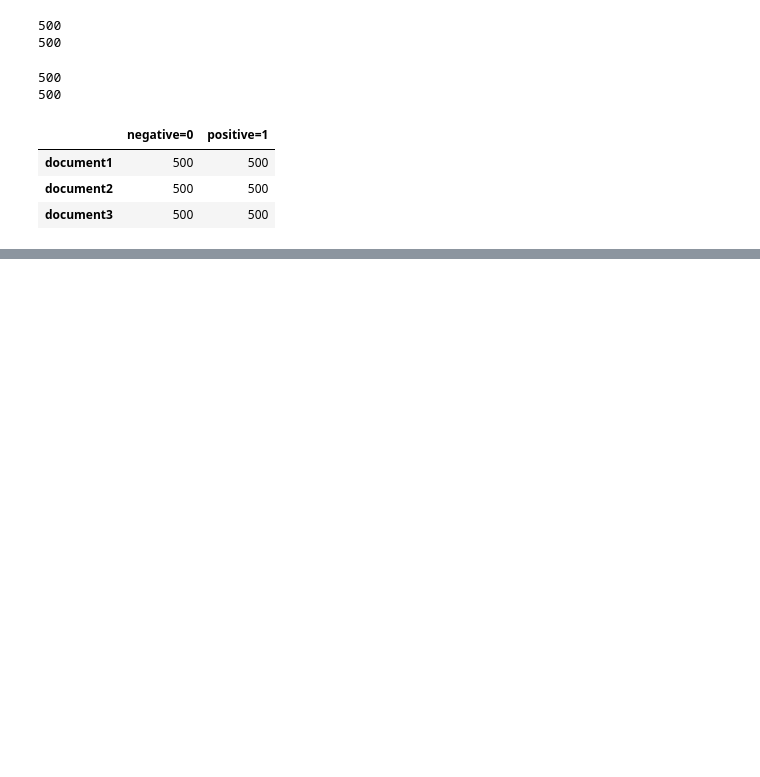
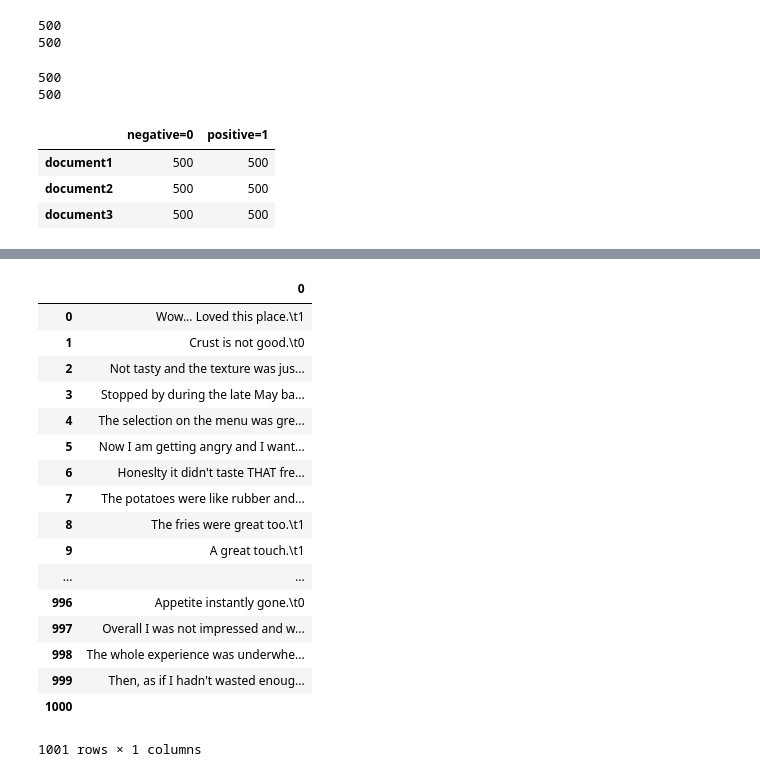
Before and after one commit to gloria013/data_mining_hw_1, a Jupyter notebook: hw_1.ipynb, the cells around one changed output, grey strips where cells are left out. Cells and saved outputs as stored; diff of their text form; code cells hidden in the pictures; blank space fills up the shorter version.

```diff
--- a/hw_1.ipynb
+++ b/hw_1.ipynb
@@ -127,0 +150,22 @@ print(y1.most_common(50))
+# %%
+df2=pd.DataFrame(a3)
+df2
+# %% [output]
+|  | 0 |
+| 0 | Wow... Loved this place.\t1 |
+| 1 | Crust is not good.\t0 |
+| 2 | Not tasty and the texture was jus... |
+| 3 | Stopped by during the late May ba... |
+| 4 | The selection on the menu was gre... |
+| 5 | Now I am getting angry and I want... |
+| 6 | Honeslty it didn't taste THAT fre... |
+| 7 | The potatoes were like rubber and... |
+| 8 | The fries were great too.\t1 |
+| 9 | A great touch.\t1 |
+| ... | ... |
+| 996 | Appetite instantly gone.\t0 |
+| 997 | Overall I was not impressed and w... |
+| 998 | The whole experience was underwhe... |
+| 999 | Then, as if I hadn't wasted enoug... |
+| 1000 |  |
+1001 rows × 1 columns
```
Also changed, not shown: parts of 4 cells of this notebook, 2 other files.
